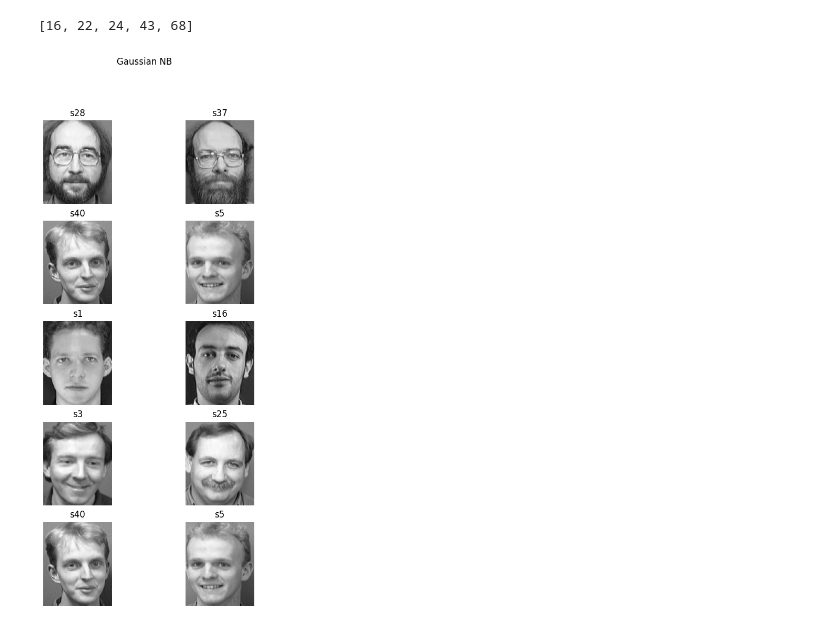
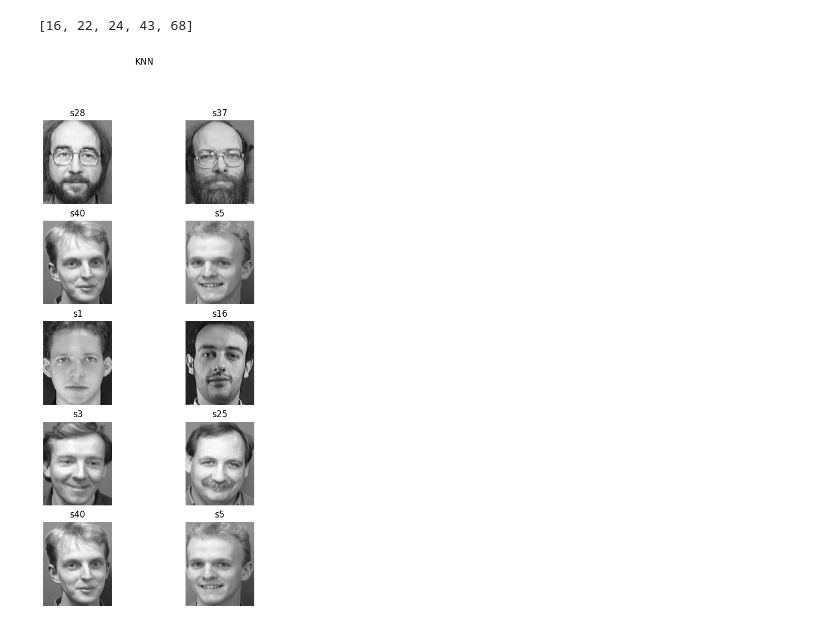
Before and after one commit to haizznaam/FaceRecognition-Classic-Approach-with-PCA, a Jupyter notebook: facerecognition_wrong_face_analysis.ipynb, the cells around one changed output. Cells and saved outputs as stored; diff of their text form; code cells hidden in the pictures.

Commit message:
Wrong Face Recognition Analysis

```diff
--- a/facerecognition_wrong_face_analysis.ipynb
+++ b/facerecognition_wrong_face_analysis.ipynb
@@ -191,6 +191,6 @@ list_idx_missing
 # %% [output]
 [16, 22, 24, 43, 68]
 # %%
-plot_gallery('Gaussian NB', list_idx_missing, acutal_face, face_predict_knn)
+plot_gallery('KNN', list_idx_missing, acutal_face, face_predict_knn)
 # %% [output]
-[figure, old version]
+[figure, new version]
```
